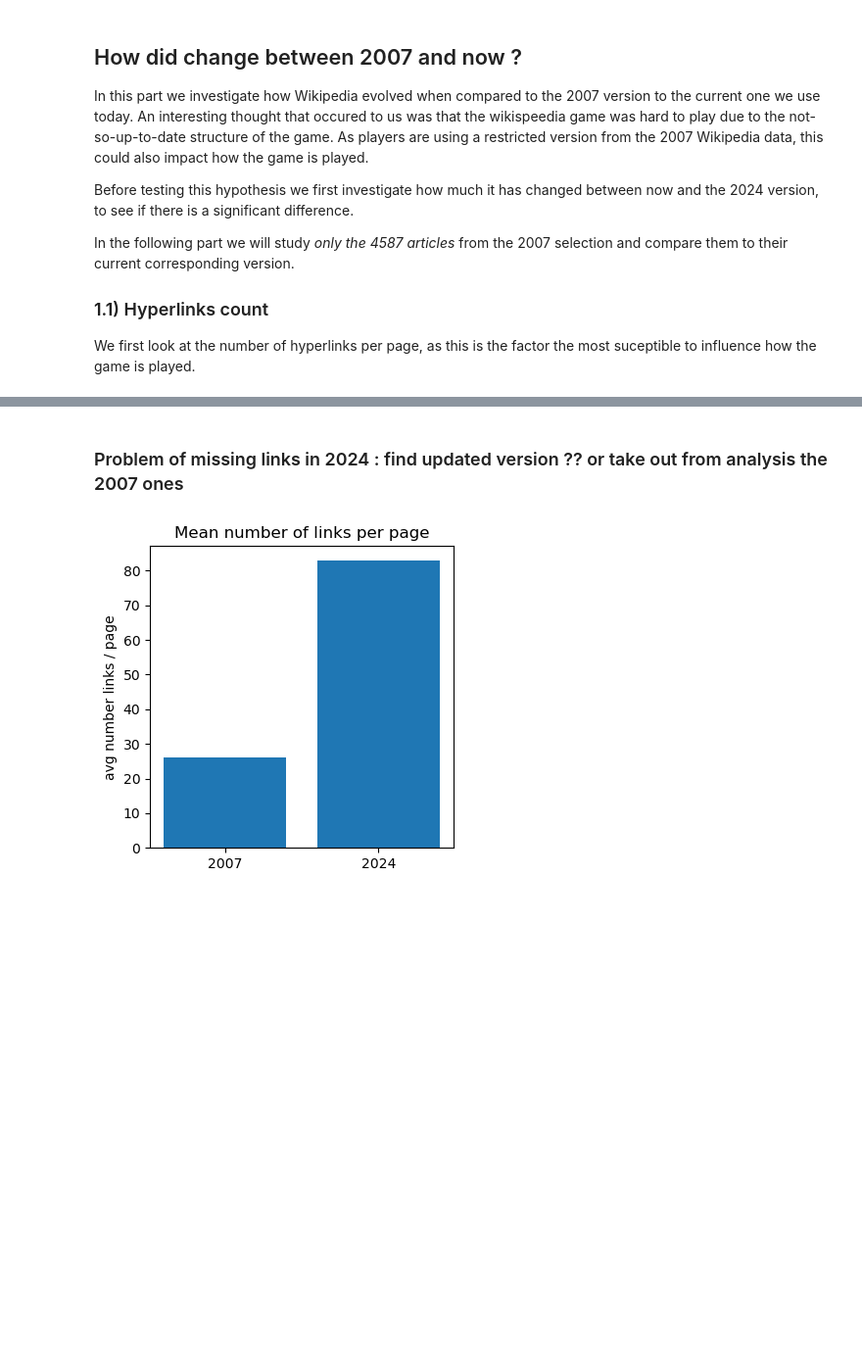
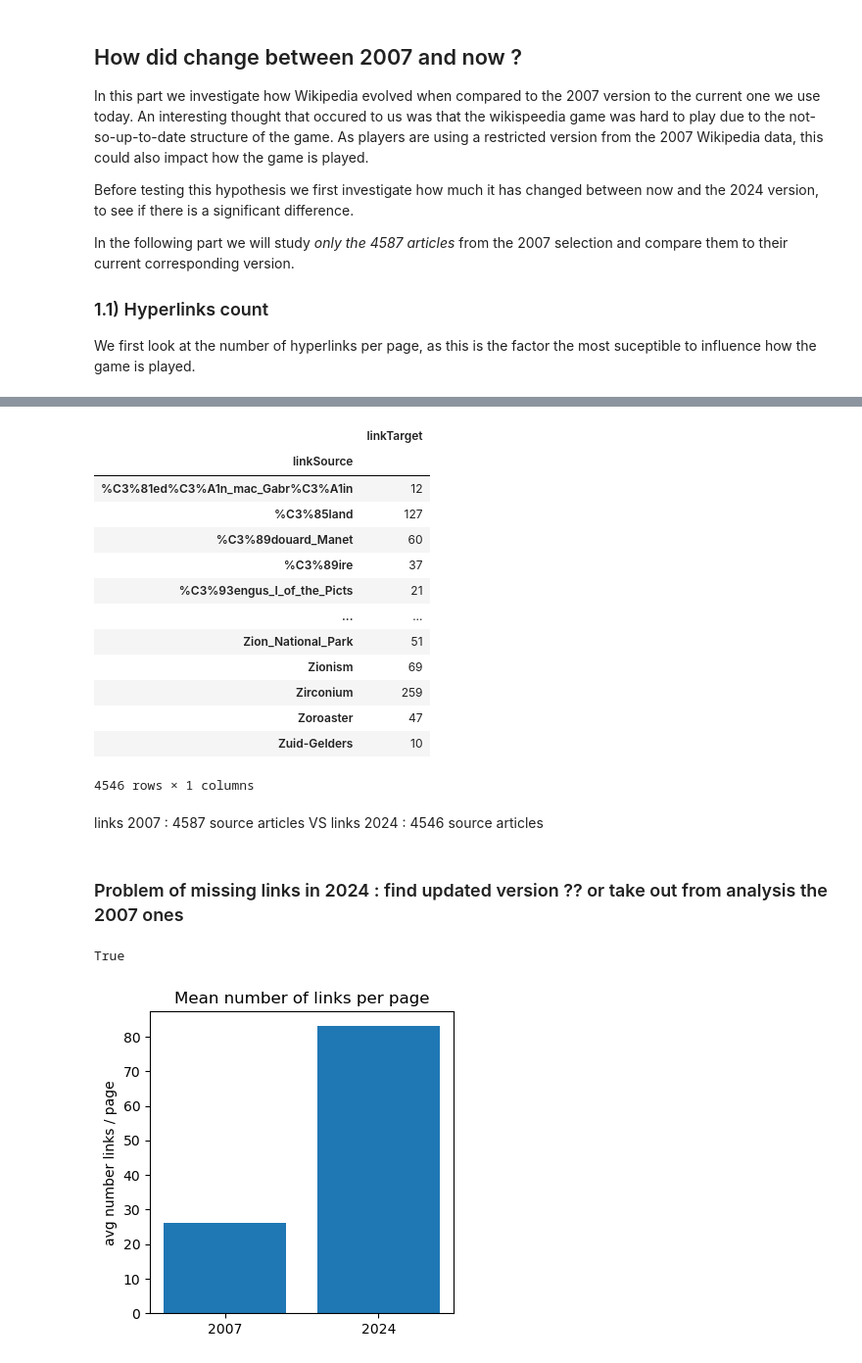
Before and after one commit to epfl-ada/ada-2024-project-outlier-1, a Jupyter notebook: Wikipedia_comparison.ipynb, the cells around one changed output, grey strips where cells are left out. Shown at 98% size. Drawn from its saved outputs; the diff is of its cells as text; code cells hidden in the pictures; blank space fills up the shorter version.

```diff
--- a/Wikipedia_comparison.ipynb
+++ b/Wikipedia_comparison.ipynb
@@ -26,2 +52,22 @@ links2024 = pd.read_csv('data/2024/links2024.csv')
+# %%
+(links2024.groupby(by='linkSource')).count()
+# %% [output]
+|  | linkTarget |
+| linkSource |  |
+| %C3%81ed%C3%A1n_mac_Gabr%C3%A1in | 12 |
+| %C3%85land | 127 |
+| %C3%89douard_Manet | 60 |
+| %C3%89ire | 37 |
+| %C3%93engus_I_of_the_Picts | 21 |
+| ... | ... |
+| Zion_National_Park | 51 |
+| Zionism | 69 |
+| Zirconium | 259 |
+| Zoroaster | 47 |
+| Zuid-Gelders | 10 |
+4546 rows × 1 columns
+# %% [markdown]
+links 2007 : 4587 source articles
+VS links 2024 : 4546 source articles
 # %% [markdown]
 ### Problem of missing links in 2024 : find updated version ?? or take out from analysis the 2007 ones
@@ -28,3 +81,8 @@ links2024 = pd.read_csv('data/2024/links2024.csv')
+# %%
+# checking for matching dimensions :
+links2024.groupby(by='linkSource').count().shape == links2007.groupby(by='linkSource').count().shape
+# %% [output]
+True
 # %%
 summary2007= (links2007.groupby(by='linkSource'))
 summary2024= (links2024.groupby(by='linkSource'))
```
Also changed, not shown: parts of 17 cells of this notebook.
